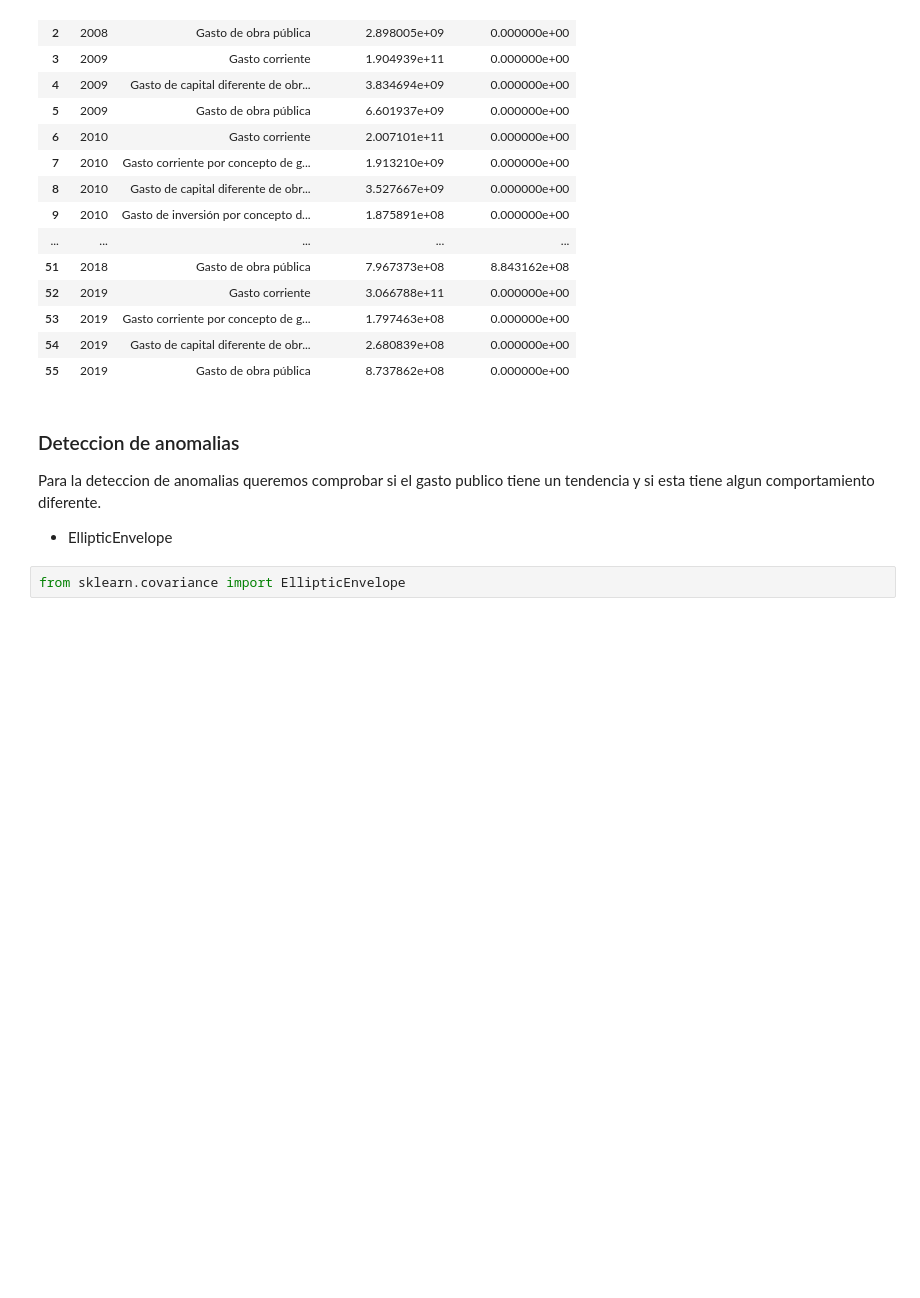
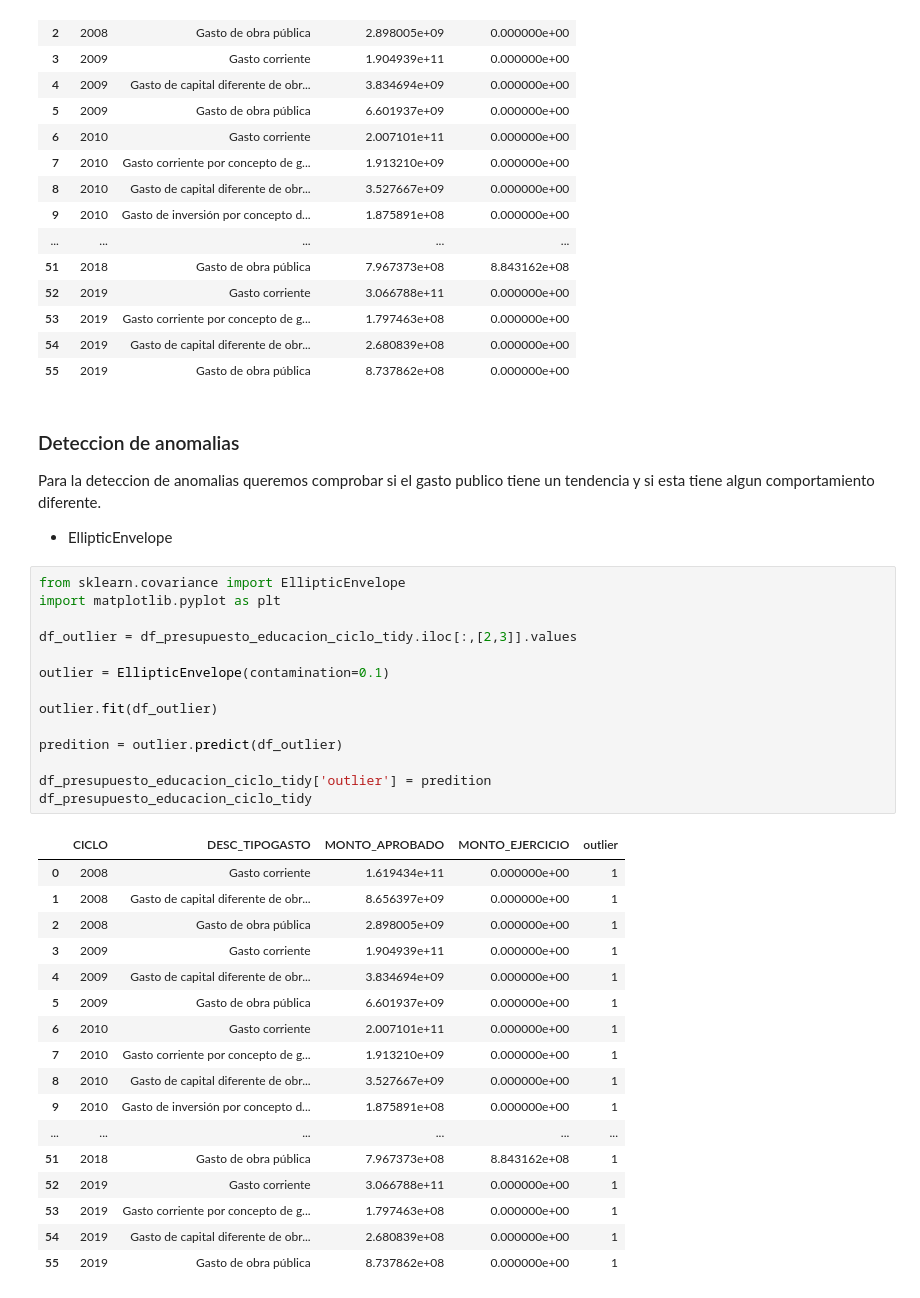
Before and after one commit to ibsanmorales/Proyecto-final-IngCaract, a Jupyter notebook: make_tidy_data.ipynb, the cells around one changed output. Cells and saved outputs as stored; diff of their text form; blank space fills up the shorter version.

```diff
--- a/make_tidy_data.ipynb
+++ b/make_tidy_data.ipynb
@@ -309,5 +347,35 @@ df_presupuesto_educacion_ciclo_tidy
 ### Deteccion de anomalias
 Para la deteccion de anomalias queremos comprobar si el gasto publico tiene un tendencia y si esta tiene algun comportamiento diferente.
 - EllipticEnvelope
-# %%
-from sklearn.covariance import EllipticEnvelope
+# %%
+from sklearn.covariance import EllipticEnvelope
+import matplotlib.pyplot as plt
+
+df_outlier = df_presupuesto_educacion_ciclo_tidy.iloc[:,[2,3]].values
+
+outlier = EllipticEnvelope(contamination=0.1)
+
+outlier.fit(df_outlier)
+
+predition = outlier.predict(df_outlier)
+
+df_presupuesto_educacion_ciclo_tidy['outlier'] = predition
+df_presupuesto_educacion_ciclo_tidy
+# %% [output]
+|  | CICLO | DESC_TIPOGASTO | MONTO_APROBADO | MONTO_EJERCICIO | outlier |
+| 0 | 2008 | Gasto corriente | 1.619434e+11 | 0.000000e+00 | 1 |
+| 1 | 2008 | Gasto de capital diferente de obr... | 8.656397e+09 | 0.000000e+00 | 1 |
+| 2 | 2008 | Gasto de obra pública | 2.898005e+09 | 0.000000e+00 | 1 |
+| 3 | 2009 | Gasto corriente | 1.904939e+11 | 0.000000e+00 | 1 |
+| 4 | 2009 | Gasto de capital diferente de obr... | 3.834694e+09 | 0.000000e+00 | 1 |
+| 5 | 2009 | Gasto de obra pública | 6.601937e+09 | 0.000000e+00 | 1 |
+| 6 | 2010 | Gasto corriente | 2.007101e+11 | 0.000000e+00 | 1 |
+| 7 | 2010 | Gasto corriente por concepto de g... | 1.913210e+09 | 0.000000e+00 | 1 |
+| 8 | 2010 | Gasto de capital diferente de obr... | 3.527667e+09 | 0.000000e+00 | 1 |
+| 9 | 2010 | Gasto de inversión por concepto d... | 1.875891e+08 | 0.000000e+00 | 1 |
+| ... | ... | ... | ... | ... | ... |
+| 51 | 2018 | Gasto de obra pública | 7.967373e+08 | 8.843162e+08 | 1 |
+| 52 | 2019 | Gasto corriente | 3.066788e+11 | 0.000000e+00 | 1 |
+| 53 | 2019 | Gasto corriente por concepto de g... | 1.797463e+08 | 0.000000e+00 | 1 |
+| 54 | 2019 | Gasto de capital diferente de obr... | 2.680839e+08 | 0.000000e+00 | 1 |
+| 55 | 2019 | Gasto de obra pública | 8.737862e+08 | 0.000000e+00 | 1 |
```
Also changed, not shown: parts of 11 cells of this notebook, 5 other files.
